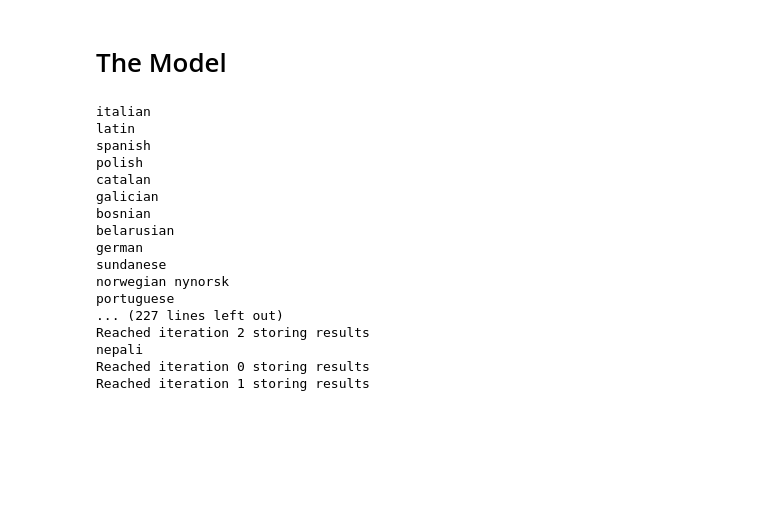
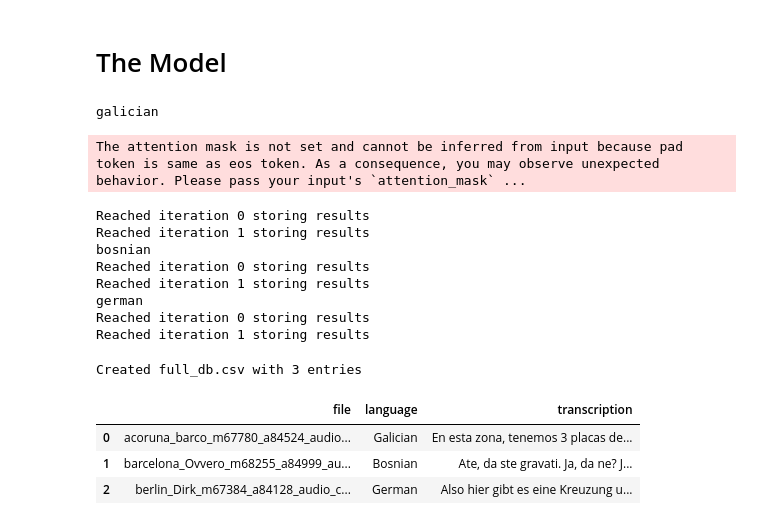
Before and after one commit to AdriaCoding/blindwikiapp, a Jupyter notebook: notebooks/3-get_transcriptions_on_language.ipynb, the cells around one changed output. Saved outputs shown, nothing was run; the diff lists cells and outputs as text; code cells hidden in the pictures; blank space fills up the shorter version.

Commit message:
Compat between notebooks 3 and 4

```diff
--- a/notebooks/3-get_transcriptions_on_language.ipynb
+++ b/notebooks/3-get_transcriptions_on_language.ipynb
@@ -67,12 +51,13 @@ for database in databases:
         forced_decoder_ids = processor.get_decoder_prompt_ids(language=language, task="transcribe")
     except ValueError:
         unsupported_languages.append(language)
-        with open(path+"/"+unsupported_languages_file,"wb") as f:
+        with open(os.path.join(path,unsupported_languages_file),"wb") as f:
             pkl.dump(obj=unsupported_languages,file=f)
         continue
 
     for file in database["file"]:
-        signal, sr = librosa.load(path+"/"+file,sr=16000)
+        filepath = os.path.join(os.getcwd(), "uploads",file)
+        signal, sr = librosa.load(filepath,sr=16000)
         input_features = processor(signal, sampling_rate=sr, return_tensors="pt").input_features
         predicted_ids = model.generate(input_features, forced_decoder_ids=forced_decoder_ids)
         transcription = processor.batch_decode(predicted_ids, skip_special_tokens=True)
@@ -91,20 +76,55 @@ for database in databases:
     with open(path+"/"+transcriptions_file,"wb") as f:
         pkl.dump(obj=transcriptions,file=f)
 # %% [output]
-italian
-latin
-spanish
-polish
-catalan
 galician
-bosnian
-belarusian
-german
-sundanese
-norwegian nynorsk
-portuguese
-... (227 lines left out)
-Reached iteration 2 storing results
-nepali
-Reached iteration 0 storing results
-Reached iteration 1 storing results
+The attention mask is not set and cannot be inferred from input because pad token is same as eos token. As a consequence, you may observe unexpected behavior. Please pass your input's `attention_mask` ...
+Reached iteration 0 storing results
+Reached iteration 1 storing results
+bosnian
+Reached iteration 0 storing results
+Reached iteration 1 storing results
+german
+Reached iteration 0 storing results
+Reached iteration 1 storing results
+# %%
+# Create a new list to hold all data
+file_list = []
+language_list = []
+transcription_list = []
+
+# Get data from the original language CSV
+language_df = pd.read_csv(os.path.join(path, "file_language.csv"))
+
+# Iterate through the language dataframe
+for index, row in language_df.iterrows():
+    file_name = row['file']
+    language = row['language']
+
+    # Add to our lists
+    file_list.append(file_name)
+    language_list.append(language)
+
+    # Get transcription if available, otherwise NaN
+    if file_name in transcriptions:
+        transcription_list.append(transcriptions[file_name])
+    else:
+        transcription_list.append(float('nan'))  # Use NaN for missing transcriptions
+
+# Create the full dataframe
+full_df = pd.DataFrame({
+    'file': file_list,
+    'language': language_list,
+    'transcription': transcription_list
+})
+
+# Save to CSV in the format notebook 4 expects
+full_df.to_csv(os.path.join(os.getcwd(), "data", "full_db.csv"), index=False)
+
+print(f"Created full_db.csv with {len(full_df)} entries")
+full_df.head()
+# %% [output]
+Created full_db.csv with 3 entries
+|  | file | language | transcription |
+| 0 | acoruna_barco_m67780_a84524_audio... | Galician | En esta zona, tenemos 3 placas de... |
+| 1 | barcelona_Ovvero_m68255_a84999_au... | Bosnian | Ate, da ste gravati. Ja, da ne? J... |
+| 2 | berlin_Dirk_m67384_a84128_audio_c... | German | Also hier gibt es eine Kreuzung u... |
```
Also changed, not shown: parts of 3 cells of this notebook, 5 other files.
